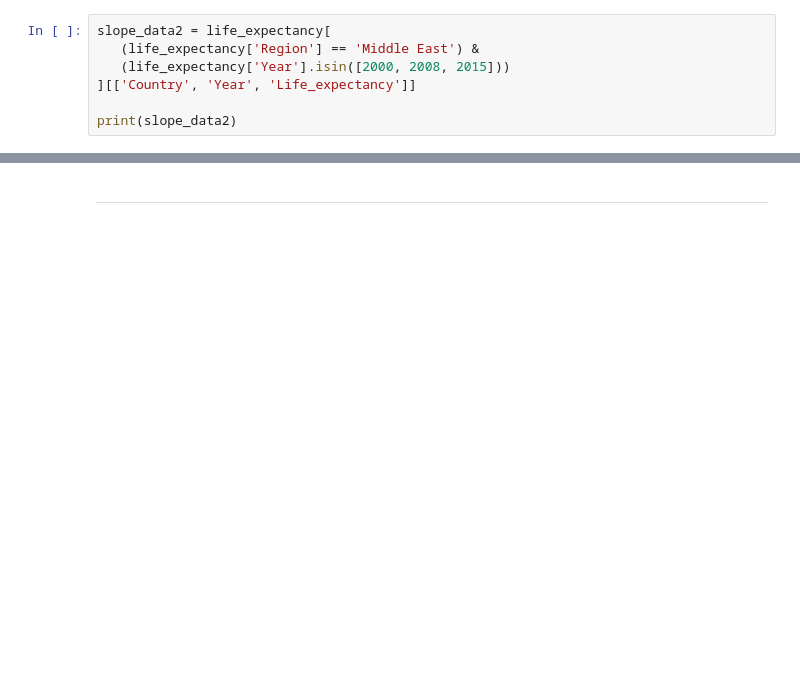
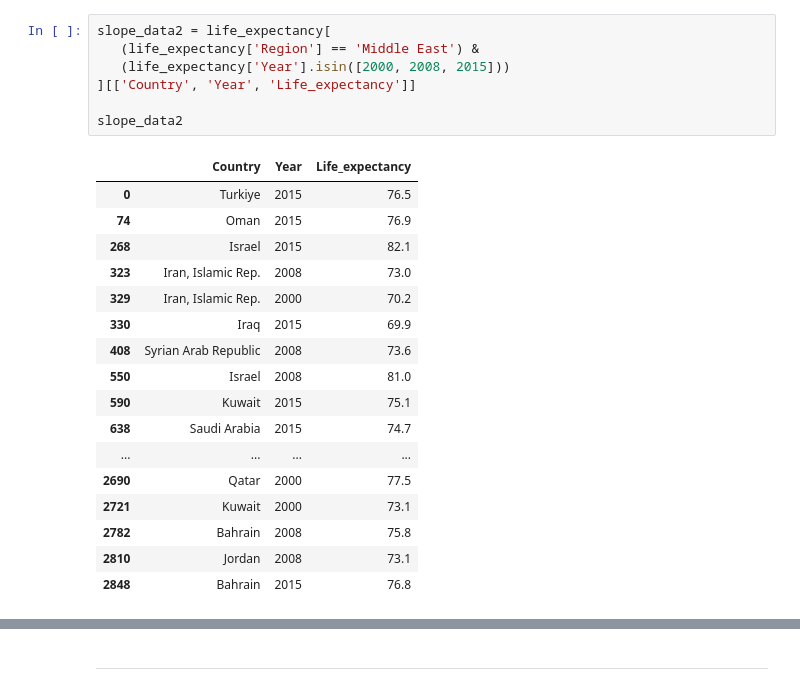
Before and after one commit to Leroymilo/DataVis, a Jupyter notebook: L4/AdriaanL_AcadWrit_DataViz_Lesson4.ipynb, the cells around one changed output, grey strips where cells are left out. Drawn from its saved outputs; the diff is of its cells as text; blank space fills up the shorter version.

```diff
--- a/L4/AdriaanL_AcadWrit_DataViz_Lesson4.ipynb
+++ b/L4/AdriaanL_AcadWrit_DataViz_Lesson4.ipynb
@@ -266,10 +295,28 @@ plt.show()
 # %%
 slope_data2 = life_expectancy[
    (life_expectancy['Region'] == 'Middle East') &
    (life_expectancy['Year'].isin([2000, 2008, 2015]))
 ][['Country', 'Year', 'Life_expectancy']]
 
-print(slope_data2)
+slope_data2
+# %% [output]
+|  | Country | Year | Life_expectancy |
+| 0 | Turkiye | 2015 | 76.5 |
+| 74 | Oman | 2015 | 76.9 |
+| 268 | Israel | 2015 | 82.1 |
+| 323 | Iran, Islamic Rep. | 2008 | 73.0 |
+| 329 | Iran, Islamic Rep. | 2000 | 70.2 |
+| 330 | Iraq | 2015 | 69.9 |
+| 408 | Syrian Arab Republic | 2008 | 73.6 |
+| 550 | Israel | 2008 | 81.0 |
+| 590 | Kuwait | 2015 | 75.1 |
+| 638 | Saudi Arabia | 2015 | 74.7 |
+| ... | ... | ... | ... |
+| 2690 | Qatar | 2000 | 77.5 |
+| 2721 | Kuwait | 2000 | 73.1 |
+| 2782 | Bahrain | 2008 | 75.8 |
+| 2810 | Jordan | 2008 | 73.1 |
+| 2848 | Bahrain | 2015 | 76.8 |
 # %% [markdown]
 <img src="https://i.imgur.com/fFe4gRi.png" width=1024 />
 # %%
```
Also changed, not shown: parts of 21 cells of this notebook.
